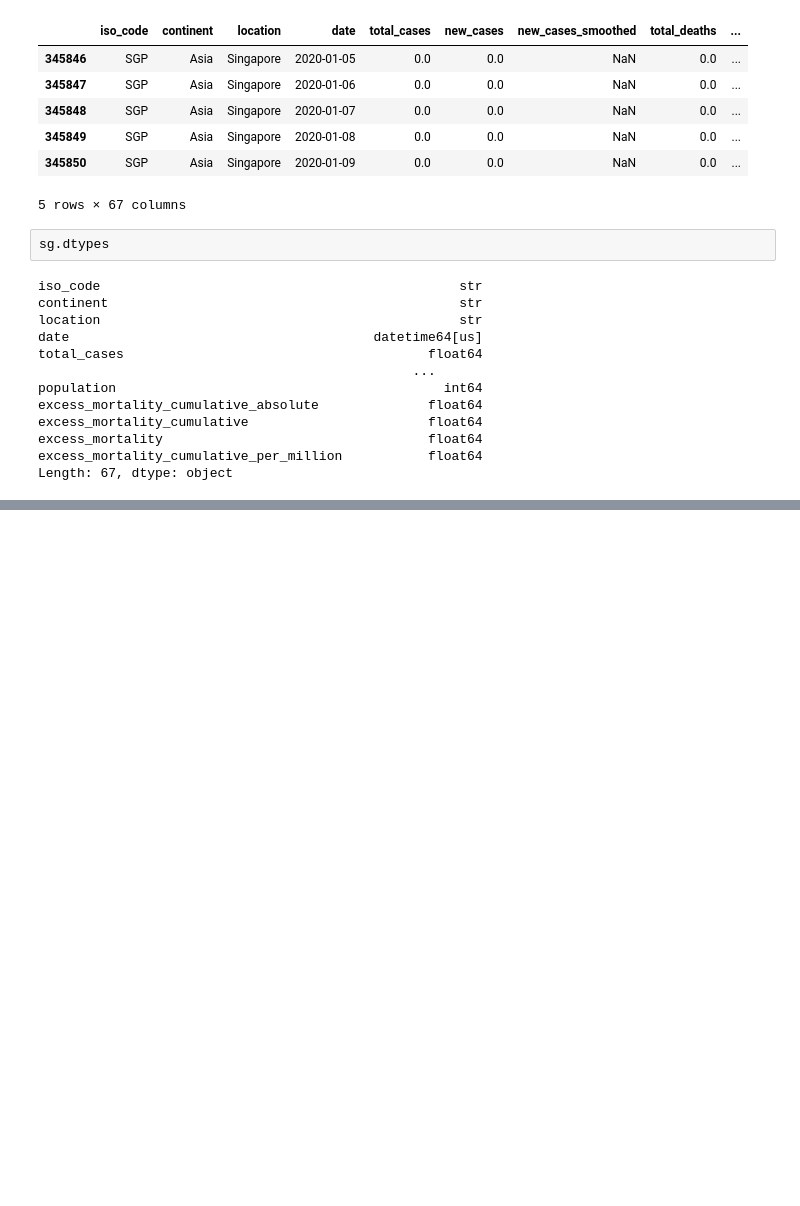
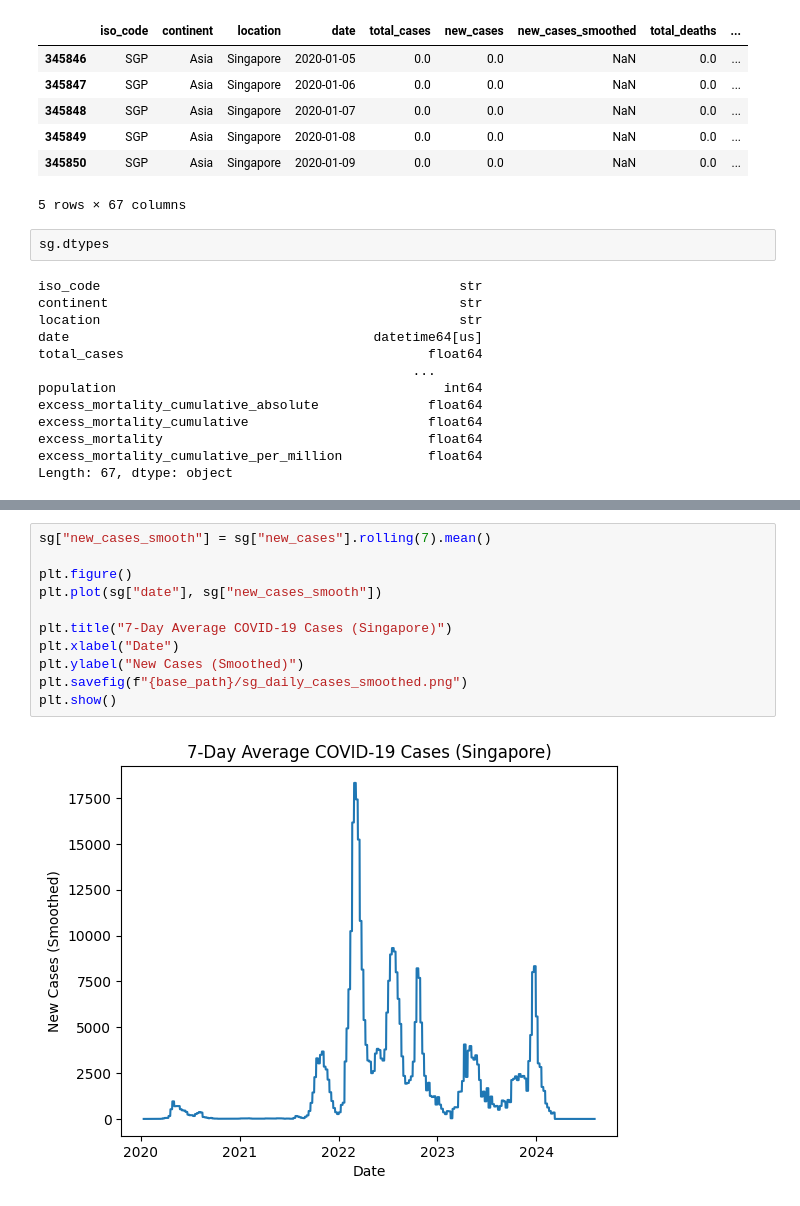
Before and after one commit to williamwong-data/covid-analysis, a Jupyter notebook: notebooks/covid_analysis.ipynb, the cells around one changed output, grey strips where cells are left out. Saved outputs shown, nothing was run; the diff lists cells and outputs as text; blank space fills up the shorter version.

```diff
--- a/notebooks/covid_analysis.ipynb
+++ b/notebooks/covid_analysis.ipynb
@@ -110,0 +139,13 @@ plt.show()
+# %%
+sg["new_cases_smooth"] = sg["new_cases"].rolling(7).mean()
+
+plt.figure()
+plt.plot(sg["date"], sg["new_cases_smooth"])
+
+plt.title("7-Day Average COVID-19 Cases (Singapore)")
+plt.xlabel("Date")
+plt.ylabel("New Cases (Smoothed)")
+plt.savefig(f"{base_path}/sg_daily_cases_smoothed.png")
+plt.show()
+# %% [output]
+[figure, added]
```
Also changed, not shown: parts of 6 cells of this notebook, 4 other files.
